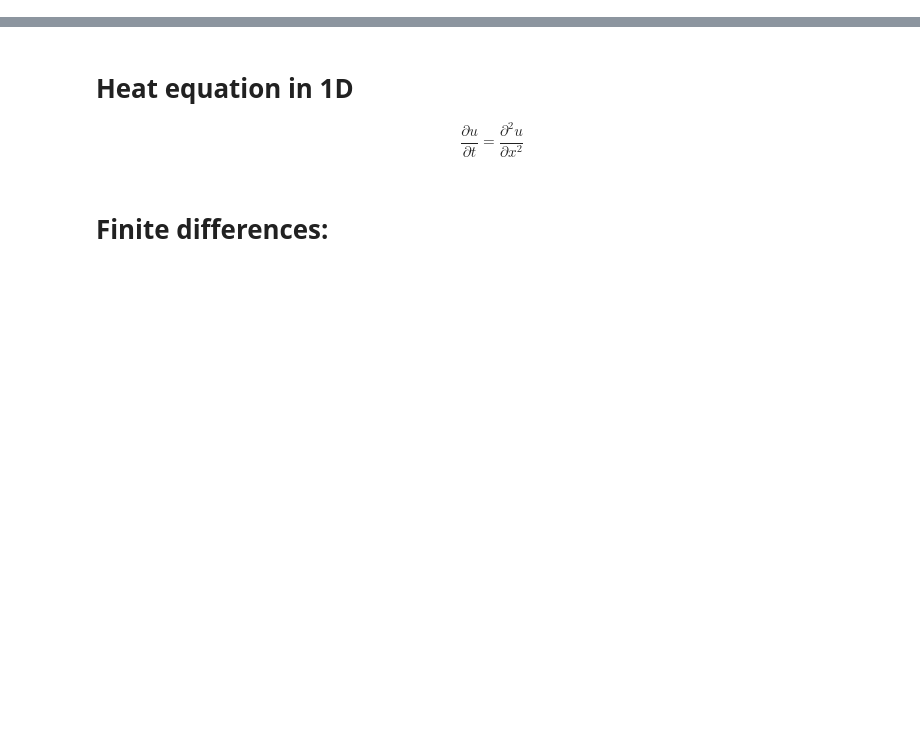
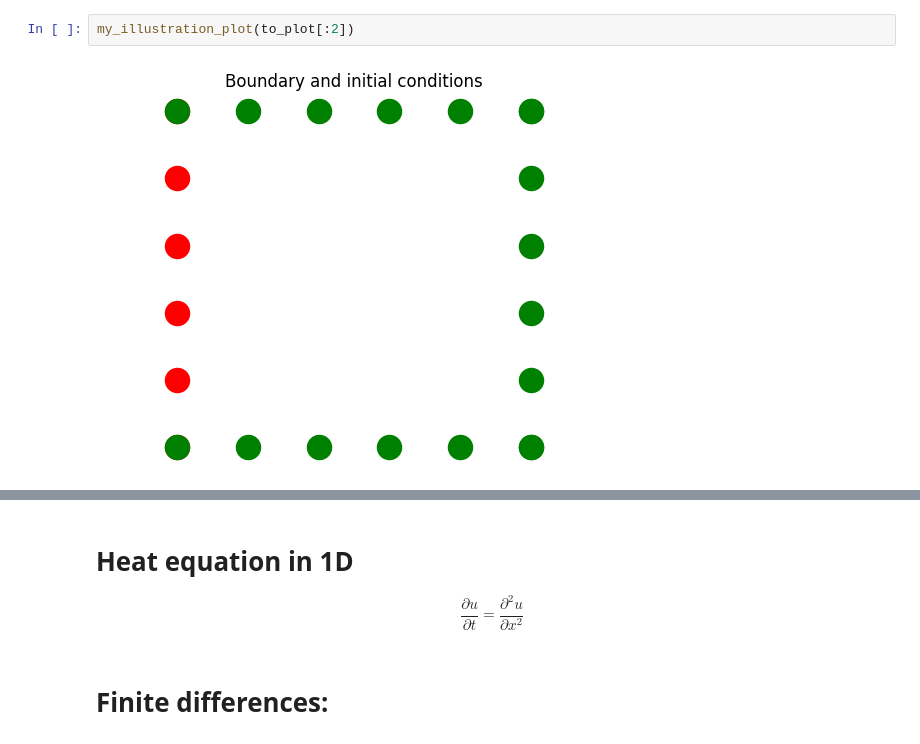
Before and after one commit to QuantCourseBP/QuantCourseBP, a Jupyter notebook: Lectures/Finite_method_intro/Finite_difference_method_intro_SOLUTION.ipynb, the cells around one changed output, grey strips where cells are left out. Drawn from its saved outputs; the diff is of its cells as text; blank space fills up the shorter version.

```diff
--- a/Lectures/Finite_method_intro/Finite_difference_method_intro.ipynb
+++ b/Lectures/Finite_method_intro/Finite_difference_method_intro_SOLUTION.ipynb
@@ -2,0 +30,4 @@
+# %%
+my_illustration_plot(to_plot[:2])
+# %% [output]
+[figure, added]
```
Also changed, not shown: parts of 42 cells of this notebook.
